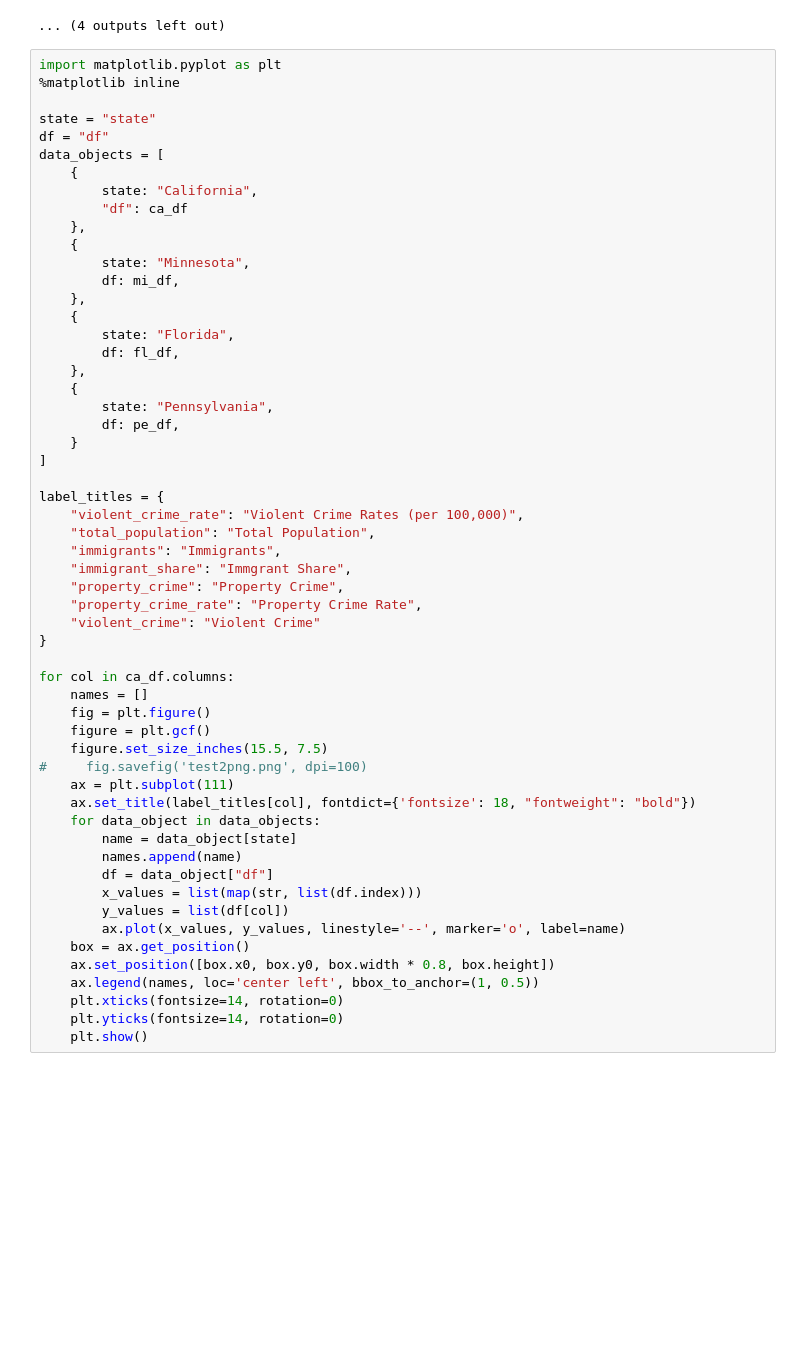
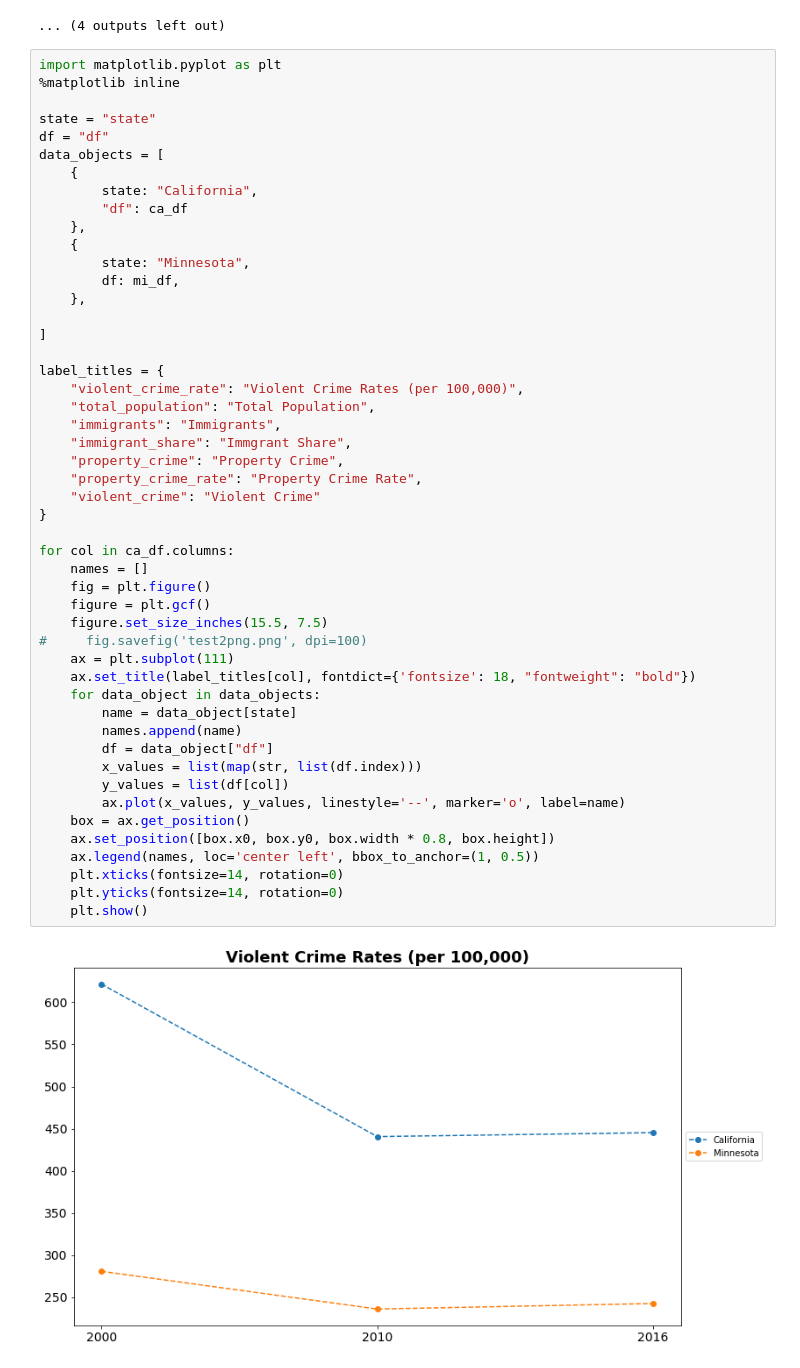
Before and after one commit to jhyang12345/immigration-crime-rate, a Jupyter notebook: immigration-notebook.ipynb, the cells around one changed output. Cells and saved outputs as stored; diff of their text form; blank space fills up the shorter version.

```diff
--- a/immigration-notebook.ipynb
+++ b/immigration-notebook.ipynb
@@ -357,44 +357,39 @@ data_objects = [
         state: "Minnesota",
         df: mi_df,
     },
-    {
-        state: "Florida",
-        df: fl_df,
-    },
-    {
-        state: "Pennsylvania",
-        df: pe_df,
-    }
+
 ]
 
 label_titles = {
     "violent_crime_rate": "Violent Crime Rates (per 100,000)",
     "total_population": "Total Population",
     "immigrants": "Immigrants",
     "immigrant_share": "Immgrant Share",
     "property_crime": "Property Crime",
     "property_crime_rate": "Property Crime Rate",
     "violent_crime": "Violent Crime"
 }
 
 for col in ca_df.columns:
     names = []
     fig = plt.figure()
     figure = plt.gcf()
     figure.set_size_inches(15.5, 7.5)
 #     fig.savefig('test2png.png', dpi=100)
     ax = plt.subplot(111)
     ax.set_title(label_titles[col], fontdict={'fontsize': 18, "fontweight": "bold"})
     for data_object in data_objects:
         name = data_object[state]
         names.append(name)
         df = data_object["df"]
         x_values = list(map(str, list(df.index)))
         y_values = list(df[col])
         ax.plot(x_values, y_values, linestyle='--', marker='o', label=name)
     box = ax.get_position()
     ax.set_position([box.x0, box.y0, box.width * 0.8, box.height])
     ax.legend(names, loc='center left', bbox_to_anchor=(1, 0.5))
     plt.xticks(fontsize=14, rotation=0)
     plt.yticks(fontsize=14, rotation=0)
     plt.show()
+# %% [output]
+[figure, added]
```
Also changed, not shown: parts of 1 cell of this notebook.
